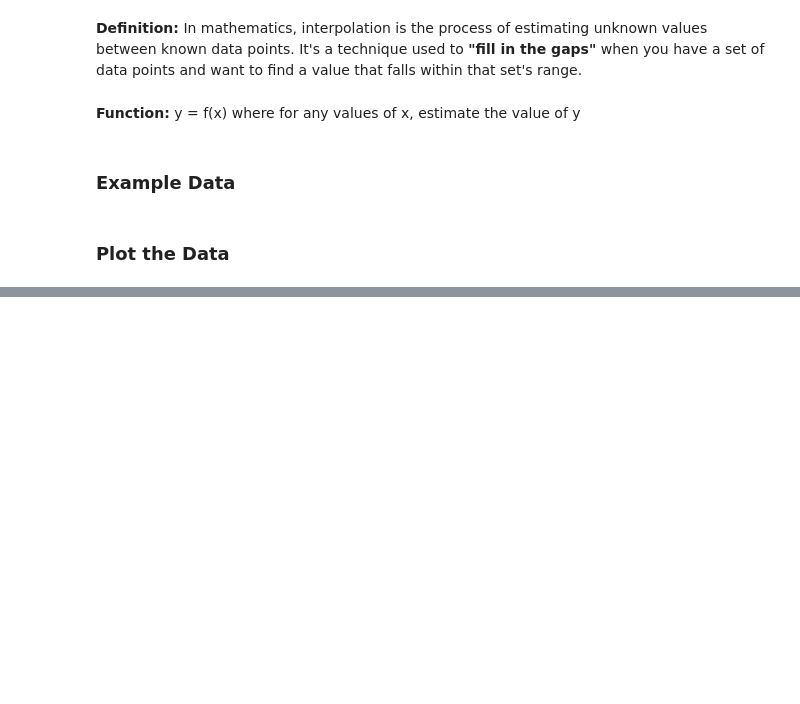
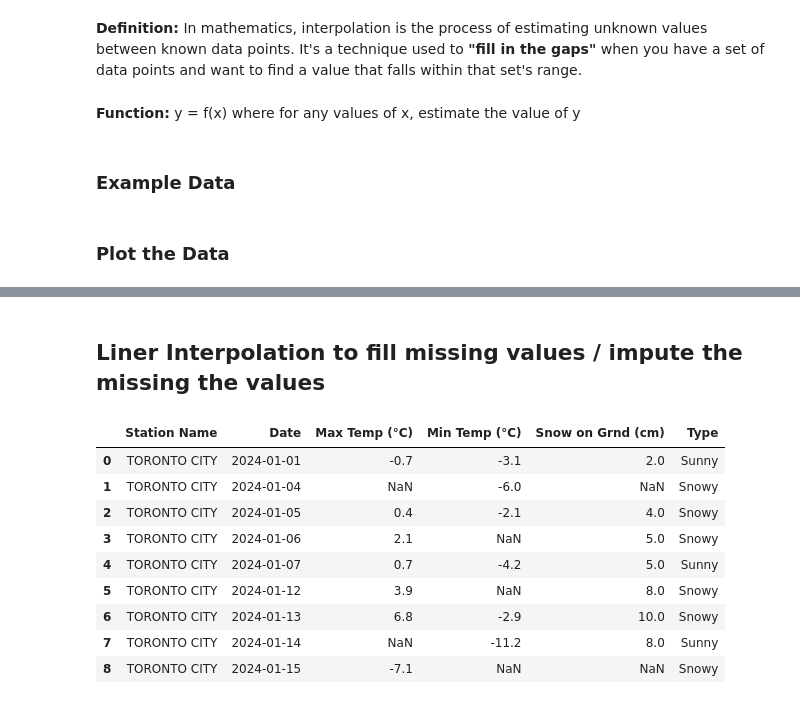
Before and after one commit to suddeb/PythonCode, a Jupyter notebook: DataManipulation/FillMissingValues-3.ipynb, the cells around one changed output, grey strips where cells are left out. Saved outputs shown, nothing was run; the diff lists cells and outputs as text; code cells hidden in the pictures; blank space fills up the shorter version.

```diff
--- a/DataManipulation/FillMissingValues-3.ipynb
+++ b/DataManipulation/FillMissingValues-3.ipynb
@@ -24,0 +41,16 @@ plt.show()
+# %% [markdown]
+## Liner Interpolation to fill missing values / impute the missing the values
+# %%
+df=pd.read_csv("../data/TorontoWeather/TorontoWeatherData.csv",parse_dates=['Date'])
+df
+# %% [output]
+|  | Station Name | Date | Max Temp (°C) | Min Temp (°C) | Snow on Grnd (cm) | Type |
+| 0 | TORONTO CITY | 2024-01-01 | -0.7 | -3.1 | 2.0 | Sunny |
+| 1 | TORONTO CITY | 2024-01-04 | NaN | -6.0 | NaN | Snowy |
+| 2 | TORONTO CITY | 2024-01-05 | 0.4 | -2.1 | 4.0 | Snowy |
+| 3 | TORONTO CITY | 2024-01-06 | 2.1 | NaN | 5.0 | Snowy |
+| 4 | TORONTO CITY | 2024-01-07 | 0.7 | -4.2 | 5.0 | Sunny |
+| 5 | TORONTO CITY | 2024-01-12 | 3.9 | NaN | 8.0 | Snowy |
+| 6 | TORONTO CITY | 2024-01-13 | 6.8 | -2.9 | 10.0 | Snowy |
+| 7 | TORONTO CITY | 2024-01-14 | NaN | -11.2 | 8.0 | Sunny |
+| 8 | TORONTO CITY | 2024-01-15 | -7.1 | NaN | NaN | Snowy |
```
Also changed, not shown: parts of 9 cells of this notebook.
